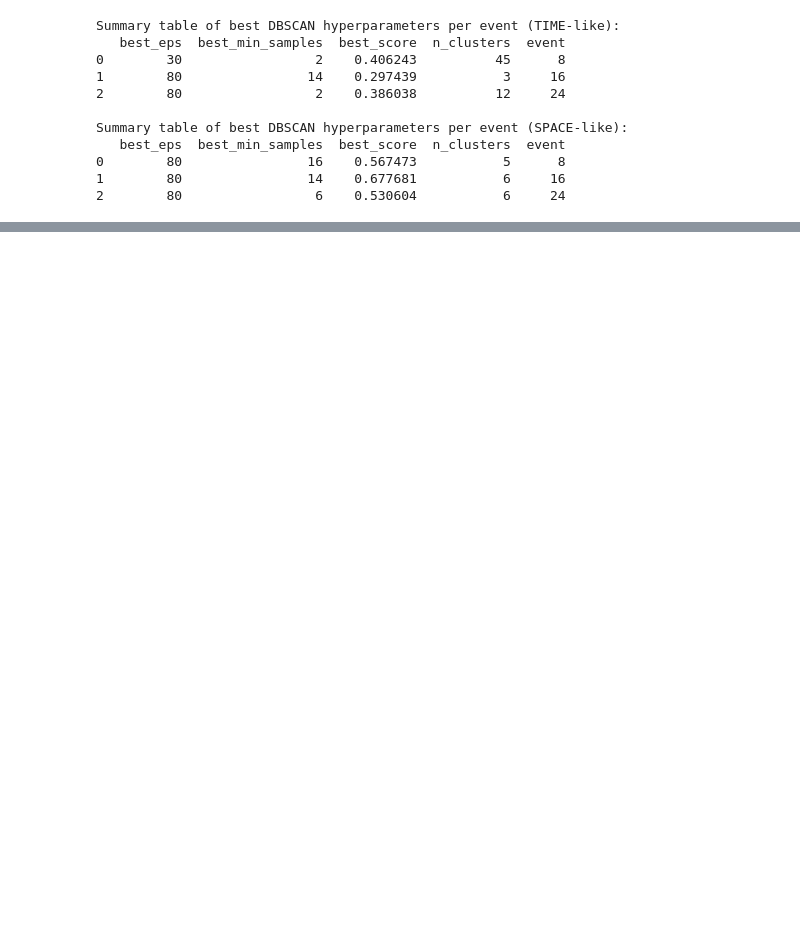
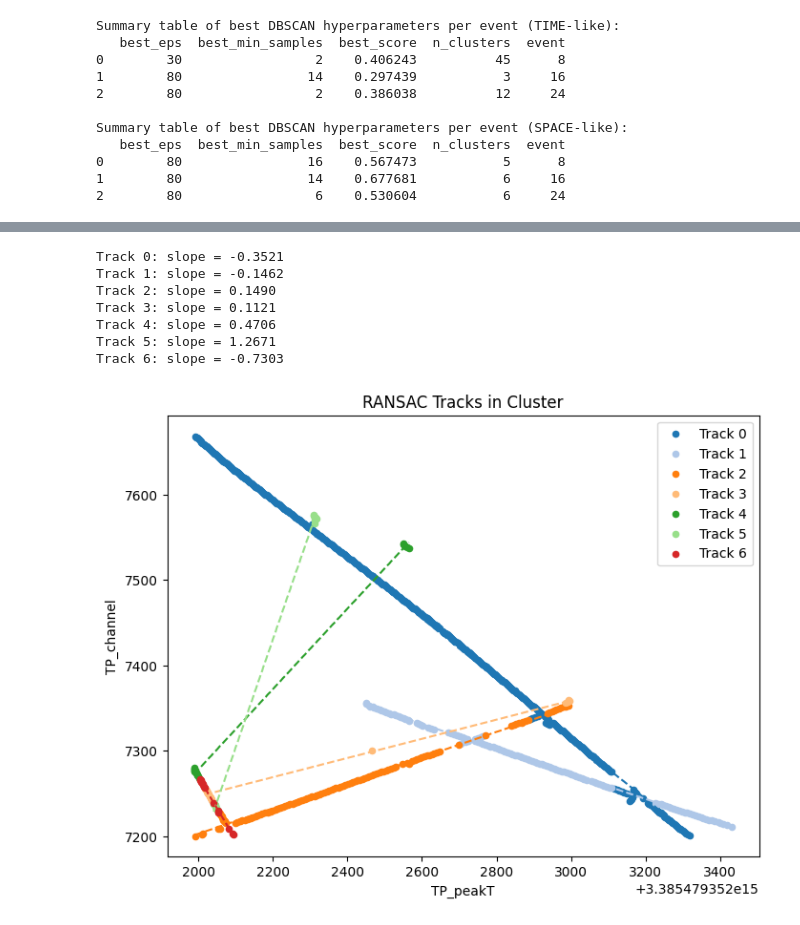
Before and after one commit to JuliaFavaro/SS25_TP_ProtoDUNE, a Jupyter notebook: src/RUN_test_run.ipynb, the cells around one changed output, grey strips where cells are left out. Saved outputs shown, nothing was run; the diff lists cells and outputs as text; code cells hidden in the pictures; blank space fills up the shorter version.

Commit message:
Subclustering attempt

```diff
--- a/src/RUN_test_run.ipynb
+++ b/src/RUN_test_run.ipynb
@@ -1105 +571,81 @@ Silhouette (short tracks): -0.7927063038537276
+# %%
+
+def ransac_tracks(cluster_df, x_col='TP_peakT', y_col='TP_channel', min_samples=10, residual_threshold=10, max_tracks=10):
+    """
+    Iteratively finds line-like subgroups (tracks) in cluster_df using RANSAC.
+    Returns a dataframe with 'track_id', track slopes/intercepts.
+    Prints slopes for each found subcluster.
+    """
+    df = cluster_df.copy()
+    df['track_id'] = -1  # Default: not assigned
+    track_results = []
+    # Use positional indices
+    remain_pos = np.arange(len(df))
+    X = df[x_col].values.reshape(-1, 1)
+    y = df[y_col].values
+    track_counter = 0
+
+    while len(remain_pos) >= min_samples and track_counter < max_tracks:
+        ransac = RANSACRegressor(LinearRegression(), min_samples=min_samples, residual_threshold=residual_threshold, random_state=42)
+        ransac.fit(X[remain_pos], y[remain_pos])
+        inlier_mask = ransac.inlier_mask_
+        n_inliers = np.sum(inlier_mask)
+        if n_inliers < min_samples:
+            break
+        # Assign track_id to inliers
+        df.iloc[remain_pos[inlier_mask], df.columns.get_loc('track_id')] = track_counter
+        # Store track parameters
+        slope = ransac.estimator_.coef_[0]
+        intercept = ransac.estimator_.intercept_
+        track_results.append({
+            'track_id': track_counter,
+            'slope': slope,
+            'intercept': intercept,
+            'n_hits': n_inliers
+        })
+        print(f"Track {track_counter}: slope = {slope:.4f}")  # Print the slope
+        # Remove inliers for next iteration
+        remain_pos = remain_pos[~inlier_mask]
+        track_counter += 1
+    return df, track_results
+
+def plot_tracks(tracked_df, x_col='TP_peakT', y_col='TP_channel', track_col='track_id', track_results=None):
+    plt.figure(figsize=(8,6))
+    colors = plt.cm.tab20(np.linspace(0, 1, 20))
+    for tid in np.unique(tracked_df[track_col]):
+        if tid == -1: continue
+        sel = tracked_df[tracked_df[track_col] == tid]
+        plt.scatter(sel[x_col], sel[y_col], label=f'Track {tid}', s=20, color=colors[int(tid)%20])
+        # Optionally plot fitted line
+        if track_results is not None:
+            slope = track_results[int(tid)]['slope']
+            intercept = track_results[int(tid)]['intercept']
+            x_fit = np.linspace(sel[x_col].min(), sel[x_col].max(), 100)
+            y_fit = slope * x_fit + intercept
+            plt.plot(x_fit, y_fit, color=colors[int(tid)%20], linestyle='--')
+    plt.xlabel(x_col)
+    plt.ylabel(y_col)
+    plt.title('RANSAC Tracks in Cluster')
+    plt.legend()
+    plt.show()
+
+# --- Usage Example ---
+# For Event 8, Cluster 0
+event = 8
+cluster = 0
+cluster_df = space_like_with_clusters[(space_like_with_clusters['event'] == event) &
+                                      (space_like_with_clusters['cluster'] == cluster)]
+
+tracked_df, track_results = ransac_tracks(cluster_df, x_col='TP_peakT', y_col='TP_channel',
+                                          min_samples=10, residual_threshold=10)
+plot_tracks(tracked_df, track_results=track_results)
+# %% [output]
+Track 0: slope = -0.3521
+Track 1: slope = -0.1462
+Track 2: slope = 0.1490
+Track 3: slope = 0.1121
+Track 4: slope = 0.4706
+Track 5: slope = 1.2671
+Track 6: slope = -0.7303
+[figure, added]
 # %%
```
Also changed, not shown: parts of 28 cells of this notebook, 18 other files.
